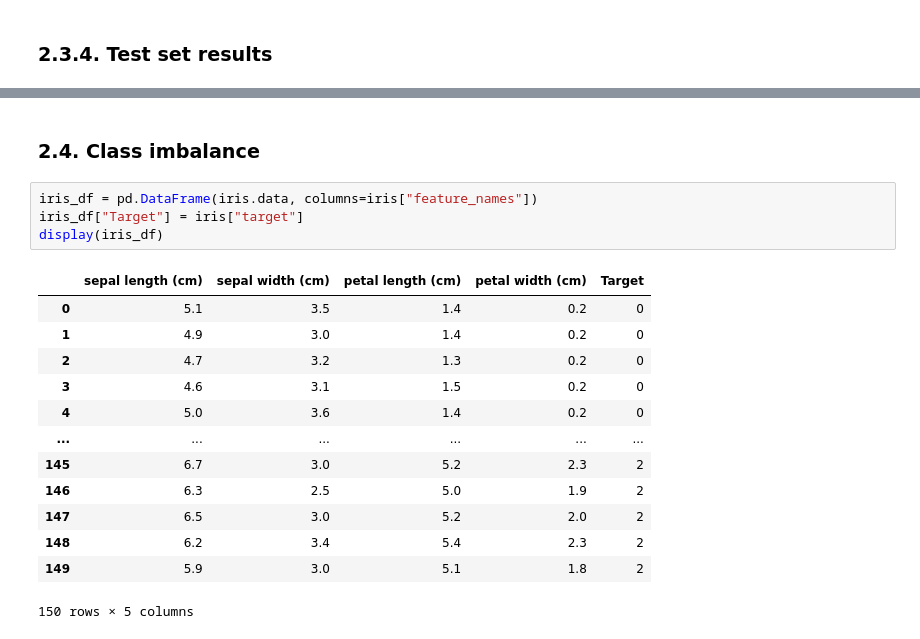
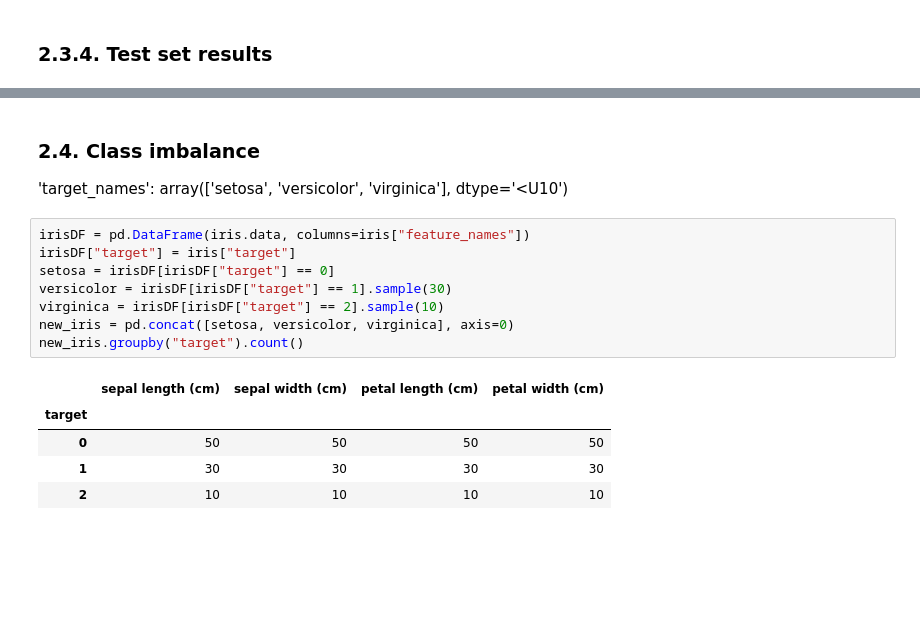
Before and after one commit to patii01/TCD-TP, a Jupyter notebook: Part_B/code/mainActivity.ipynb, the cells around one changed output, grey strips where cells are left out. Drawn from its saved outputs; the diff is of its cells as text; blank space fills up the shorter version.

```diff
--- a/Part_B/code/mainActivity.ipynb
+++ b/Part_B/code/mainActivity.ipynb
@@ -911,21 +911,19 @@ F1_score: 0.9391705069124424
 --------------------------------------------------
 # %% [markdown]
 ### 2.4. Class imbalance
+
+ 'target_names': array(['setosa', 'versicolor', 'virginica'], dtype='<U10')
-# %%
-iris_df = pd.DataFrame(iris.data, columns=iris["feature_names"])
-iris_df["Target"] = iris["target"]
-display(iris_df)
-# %% [output]
-|  | sepal length (cm) | sepal width (cm) | petal length (cm) | petal width (cm) | Target |
-| 0 | 5.1 | 3.5 | 1.4 | 0.2 | 0 |
-| 1 | 4.9 | 3.0 | 1.4 | 0.2 | 0 |
-| 2 | 4.7 | 3.2 | 1.3 | 0.2 | 0 |
-| 3 | 4.6 | 3.1 | 1.5 | 0.2 | 0 |
-| 4 | 5.0 | 3.6 | 1.4 | 0.2 | 0 |
-| ... | ... | ... | ... | ... | ... |
-| 145 | 6.7 | 3.0 | 5.2 | 2.3 | 2 |
-| 146 | 6.3 | 2.5 | 5.0 | 1.9 | 2 |
-| 147 | 6.5 | 3.0 | 5.2 | 2.0 | 2 |
-| 148 | 6.2 | 3.4 | 5.4 | 2.3 | 2 |
-| 149 | 5.9 | 3.0 | 5.1 | 1.8 | 2 |
-150 rows × 5 columns
+# %%
+irisDF = pd.DataFrame(iris.data, columns=iris["feature_names"])
+irisDF["target"] = iris["target"]
+setosa = irisDF[irisDF["target"] == 0]
+versicolor = irisDF[irisDF["target"] == 1].sample(30)
+virginica = irisDF[irisDF["target"] == 2].sample(10)
+new_iris = pd.concat([setosa, versicolor, virginica], axis=0)
+new_iris.groupby("target").count()
+# %% [output]
+|  | sepal length (cm) | sepal width (cm) | petal length (cm) | petal width (cm) |
+| target |  |  |  |  |
+| 0 | 50 | 50 | 50 | 50 |
+| 1 | 30 | 30 | 30 | 30 |
+| 2 | 10 | 10 | 10 | 10 |
```
Also changed, not shown: parts of 20 cells of this notebook.
